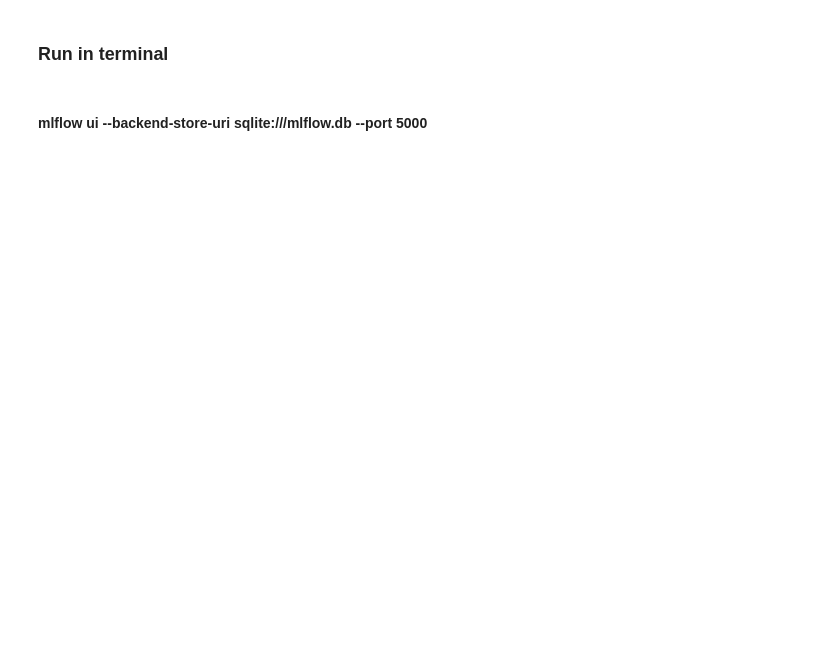
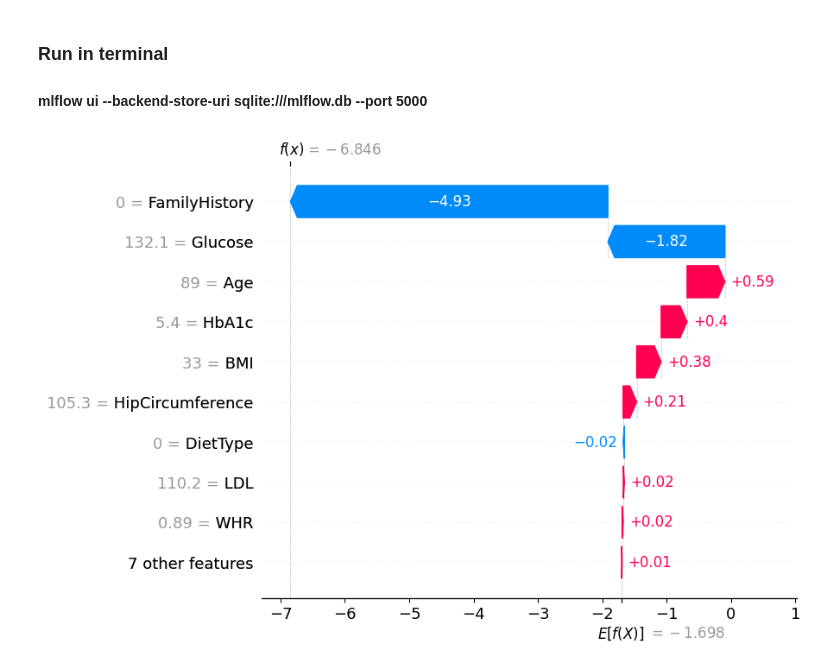
Before and after one commit to Allord42/Sunmait-Internship, a Jupyter notebook: diabetes_prediction.ipynb, the cells around one changed output. Drawn from its saved outputs; the diff is of its cells as text; code cells hidden in the pictures; blank space fills up the shorter version.

Commit message:
Added SHAP visualization

```diff
--- a/diabetes_prediction.ipynb
+++ b/diabetes_prediction.ipynb
@@ -190,22 +191,13 @@ class MLflowTrainingManager:
 
         y_pred_proba = model.predict_proba(X_test)[:, 1]
         return roc_auc_score(y_test, y_pred_proba)
-# %% [markdown]
-### Run in terminal
 # %% [markdown]
+### Run in terminal
+
 #### mlflow ui --backend-store-uri sqlite:///mlflow.db --port 5000
-# %%
-# Example usage
-if __name__ == "__main__":
-    # Initialize training manager
-    training_manager = MLflowTrainingManager(
-        experiment_name="CatBoost_Binary_Prediction",
-        tracking_uri="http://localhost:5000",
-        db_path="mlflow.db"
-    )
-
-    # Load your data
-    df = pd.read_csv('diabetes_dataset.csv')
-
-    # Train model
-    model, metrics = training_manager.train_model(df, n_trials=100)
+# %%
+explainer = shap.Explainer(model)
+shap_values = explainer(X_test)
+shap.plots.waterfall(shap_values[0])
+# %% [output]
+[figure, added]
```
Also changed, not shown: parts of 5 cells of this notebook.
